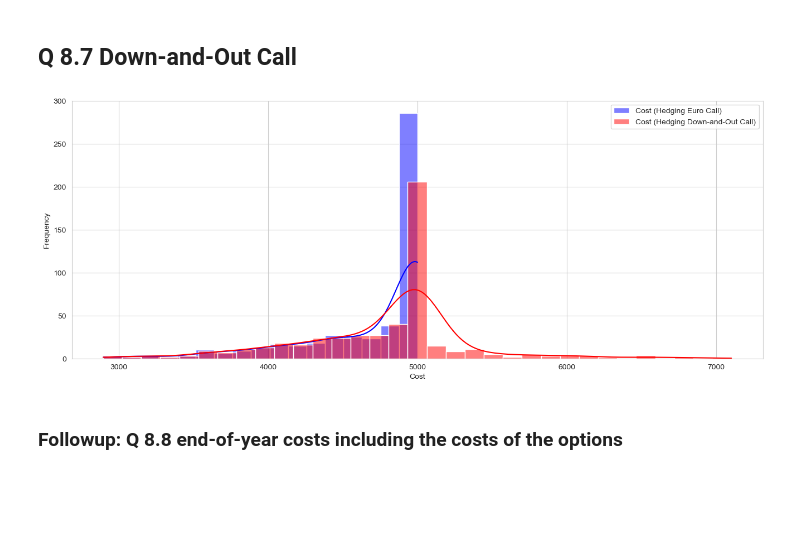
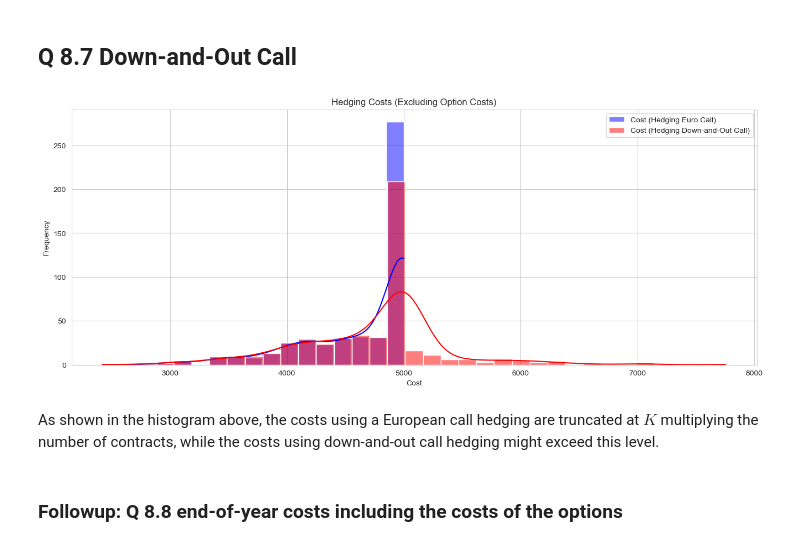
Before and after one commit to zhenqihu/DerPricing, a Jupyter notebook: EF4820/hw5.ipynb, the cells around one changed output. Drawn from its saved outputs; the diff is of its cells as text; code cells hidden in the pictures; blank space fills up the shorter version.

```diff
--- a/EF4820/hw5.ipynb
+++ b/EF4820/hw5.ipynb
@@ -158,20 +155,21 @@ def Floating_Strike_Lookback_Call(S0, Smin, r, sigma, q, T):
 # %%
 # Parameters
-S0 = 100
-r = 0.05
-sigma = 0.3
-T = 2 / 12
-Smin = S0
+S0 = 100  # initial stock price
+r = 0.05  # risk-free rate
+sigma = 0.3  # volatility
+q = 0  # non-dividend paying
+T = 2 / 12  # time to maturity (two months)
+Smin = S0  # minimum stock price at beginning
 
-# Calculate the option price
-fee = Floating_Strike_Lookback_Call(S0, Smin, r, sigma, 0, T)
+# Minimum fee
+fee = Floating_Strike_Lookback_Call(S0, Smin, r, sigma, q, T) * np.exp(r * T)  # value at time T
 display(Markdown(f"**Minimum Fee**: {fee:.4f}"))
 # %% [output]
 **Minimum Fee**: 9.8684
 # %% [markdown]
 ## Q 8.7 Down-and-Out Call
 # %%
-def Hedged_Cost(S0, K, r, sigma, q, T, L, N, N_contracts):
+def Hedged_Cost(S0, K, r, sigma, q, T, L, N, N_con):
     dt = T / N  # time step
     t = np.linspace(0, T, N + 1)  # time grid
     B = np.zeros(N + 1)
@@ -183,18 +181,18 @@ def Hedged_Cost(S0, K, r, sigma, q, T, L, N, N_contracts):
     else:
         out = 0
     # end-of-year costs, net of the option values at maturity
-    cost_euro = S[-1] * N_contracts - max(S[-1] - K, 0) * N_contracts
-    cost_knockout = S[-1] * N_contracts - \
-        max(S[-1] - K, 0) * N_contracts * (1 - out)
+    cost_euro = S[-1] * N_con - np.maximum(S[-1] - K, 0) * N_con
+    cost_knockout = S[-1] * N_con - \
+        np.maximum(S[-1] - K, 0) * N_con * (1 - out)
     return cost_euro, cost_knockout
 
 
-def Simulate_Hedge_Cost(S0, K, r, sigma, q, T, L, N, N_contracts, M):
+def Simulate_Hedge_Cost(S0, K, r, sigma, q, T, L, N, N_con, M):
     costs_euro = np.zeros(M)
     costs_knockout = np.zeros(M)
     for i in range(M):
         costs_euro[i], costs_knockout[i] = Hedged_Cost(
-            S0, K, r, sigma, q, T, L, N, N_contracts
+            S0, K, r, sigma, q, T, L, N, N_con
         )
     return costs_euro, costs_knockout
 # %%
@@ -207,26 +205,28 @@ sigma = 0.2  # volatility
 q = 0.02  # dividend yield
 T = 1  # time to maturity in years
 N = 252  # number of periods in a year
-N_contracts = 100  # number of contracts
+N_con = 100  # number of contracts
 M = 500  # number of simulations
 
 # Simulation
 costs_euro, costs_knockout = Simulate_Hedge_Cost(
-    S0, K, r, sigma, q, T, L, N, N_contracts, M
-)
+    S0, K, r, sigma, q, T, L, N, N_con, M)
 # %%
 # Histogram
 fig, ax = plt.subplots(figsize=(16, 6))
 sns.histplot(costs_euro, kde=True, color="blue", label="Cost (Hedging Euro Call)")
 sns.histplot(
     costs_knockout, kde=True, color="red", label="Cost (Hedging Down-and-Out Call)"
 )
 plt.xlabel("Cost")
 plt.ylabel("Frequency")
+plt.title("Hedging Costs (Excluding Option Costs)")
 plt.legend()
 plt.show()
 # %% [output]
-[figure, old version]
+[figure, new version]
+# %% [markdown]
+As shown in the histogram above, the costs using a European call hedging are truncated at $K$ multiplying the number of contracts, while the costs using down-and-out call hedging might exceed this level.
 # %% [markdown]
 ### Followup: Q 8.8 end-of-year costs including the costs of the options
 # %%
```
Also changed, not shown: parts of 6 cells of this notebook, 3 other files.
